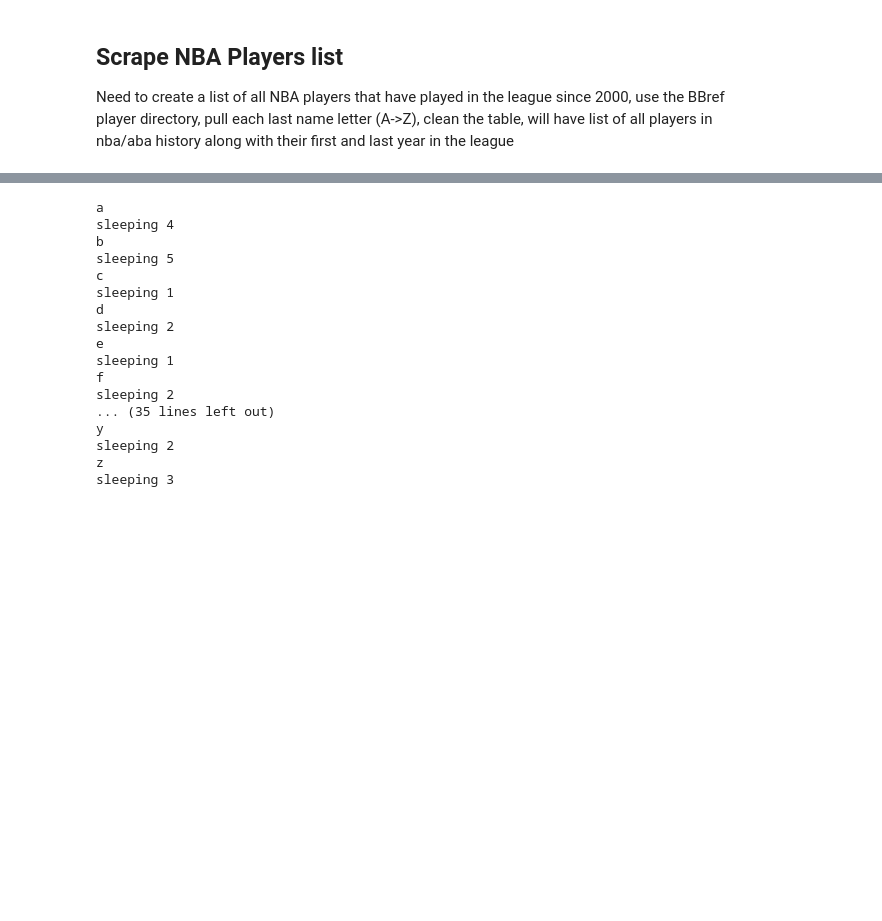
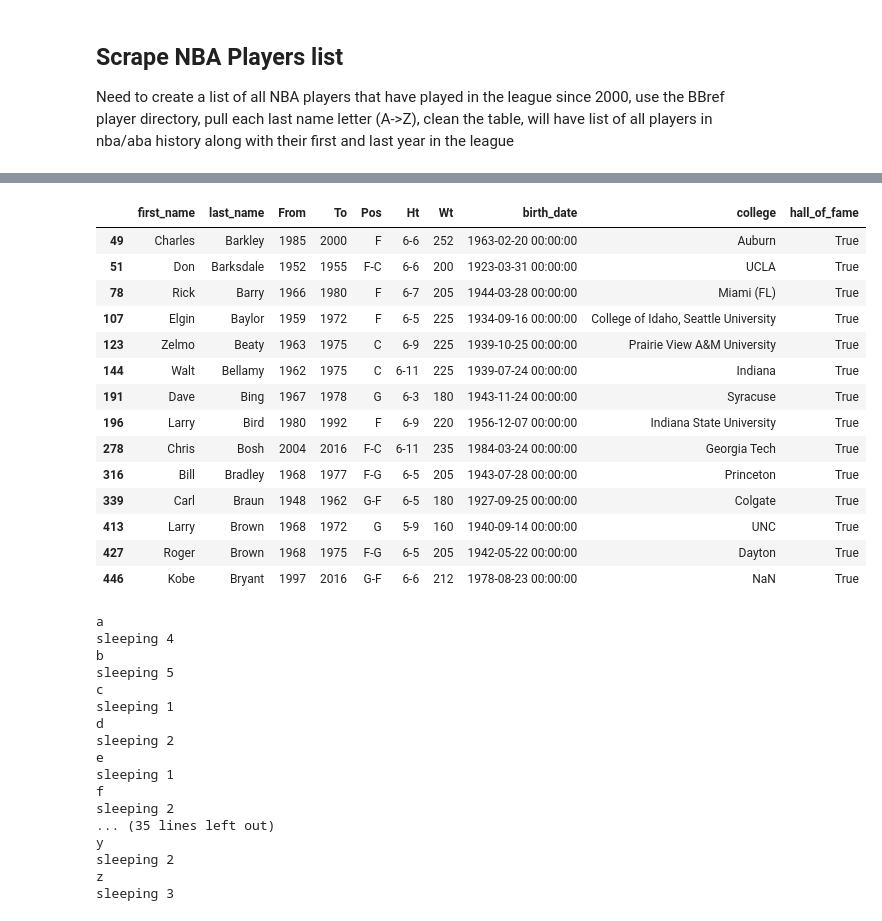
Before and after one commit to ericbackman/nba_data_scraper, a Jupyter notebook: player_game_log_scraping.ipynb, the cells around one changed output, grey strips where cells are left out. Saved outputs shown, nothing was run; the diff lists cells and outputs as text; code cells hidden in the pictures; blank space fills up the shorter version.

```diff
--- a/player_game_log_scraping.ipynb
+++ b/player_game_log_scraping.ipynb
@@ -285,3 +309,20 @@ def clean_players_table(df):
     df['To'] = df['To'].astype(int)
     df = df[['first_name', 'last_name','From','To']]
     return df
+# %%
+def clean_players_table_all(df):
+    df = df[df['From'] != 'From'].copy()
+    cols_to_rename = {'Birth Date': 'birth_date', 'Colleges': 'college'}
+    df.rename(columns = cols_to_rename, inplace=True)
+    df[['first_name', 'last_name']] = df['Player'].str.split(' ', n=1, expand=True)
+    df['hall_of_fame'] = df['last_name'].str.endswith('*') # Keep track of hall of fame as a bool column
+    df['last_name'] = df['last_name'].str.rstrip('*')
+    df['From'] = df['From'].astype(int)
+    df['To'] = df['To'].astype(int)
+    df['Wt'] = df['Wt'].astype(int)
+    if type(df.birth_date[1]) == str:
+        df.loc[:, 'birth_date'] = pd.to_datetime(df['birth_date'], format='mixed')
+    df = df[['first_name', 'last_name', 'From', 'To', 'Pos', 'Ht', 'Wt', 'birth_date', 'college', 'hall_of_fame']]
+    return df
+# %%
+test = get_player_years_active('b')
@@ -288,3 +345,24 @@ def clean_players_table(df):
+# %%
+df = test.copy()
+df = clean_players_table_all(df)
+# %%
+df[df['hall_of_fame'] == True]
+# %% [output]
+|  | first_name | last_name | From | To | Pos | Ht | Wt | birth_date | college | hall_of_fame |
+| 49 | Charles | Barkley | 1985 | 2000 | F | 6-6 | 252 | 1963-02-20 00:00:00 | Auburn | True |
+| 51 | Don | Barksdale | 1952 | 1955 | F-C | 6-6 | 200 | 1923-03-31 00:00:00 | UCLA | True |
+| 78 | Rick | Barry | 1966 | 1980 | F | 6-7 | 205 | 1944-03-28 00:00:00 | Miami (FL) | True |
+| 107 | Elgin | Baylor | 1959 | 1972 | F | 6-5 | 225 | 1934-09-16 00:00:00 | College of Idaho, Seattle University | True |
+| 123 | Zelmo | Beaty | 1963 | 1975 | C | 6-9 | 225 | 1939-10-25 00:00:00 | Prairie View A&M University | True |
+| 144 | Walt | Bellamy | 1962 | 1975 | C | 6-11 | 225 | 1939-07-24 00:00:00 | Indiana | True |
+| 191 | Dave | Bing | 1967 | 1978 | G | 6-3 | 180 | 1943-11-24 00:00:00 | Syracuse | True |
+| 196 | Larry | Bird | 1980 | 1992 | F | 6-9 | 220 | 1956-12-07 00:00:00 | Indiana State University | True |
+| 278 | Chris | Bosh | 2004 | 2016 | F-C | 6-11 | 235 | 1984-03-24 00:00:00 | Georgia Tech | True |
+| 316 | Bill | Bradley | 1968 | 1977 | F-G | 6-5 | 205 | 1943-07-28 00:00:00 | Princeton | True |
+| 339 | Carl | Braun | 1948 | 1962 | G-F | 6-5 | 180 | 1927-09-25 00:00:00 | Colgate | True |
+| 413 | Larry | Brown | 1968 | 1972 | G | 5-9 | 160 | 1940-09-14 00:00:00 | UNC | True |
+| 427 | Roger | Brown | 1968 | 1975 | F-G | 6-5 | 205 | 1942-05-22 00:00:00 | Dayton | True |
+| 446 | Kobe | Bryant | 1997 | 2016 | G-F | 6-6 | 212 | 1978-08-23 00:00:00 | NaN | True |
 # %%
 players_df = pd.DataFrame()
 
```
Also changed, not shown: parts of 28 cells of this notebook, 1 other file.
